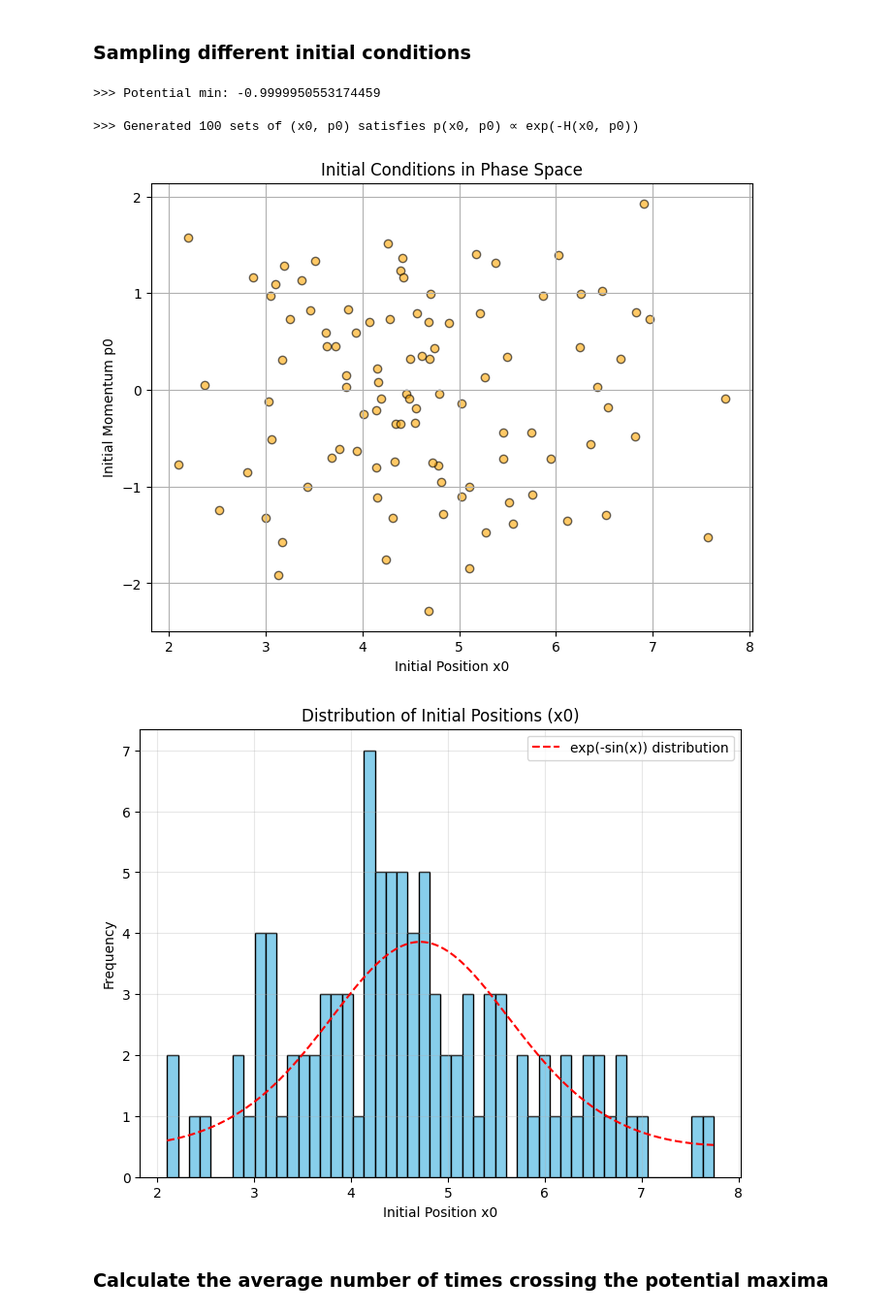
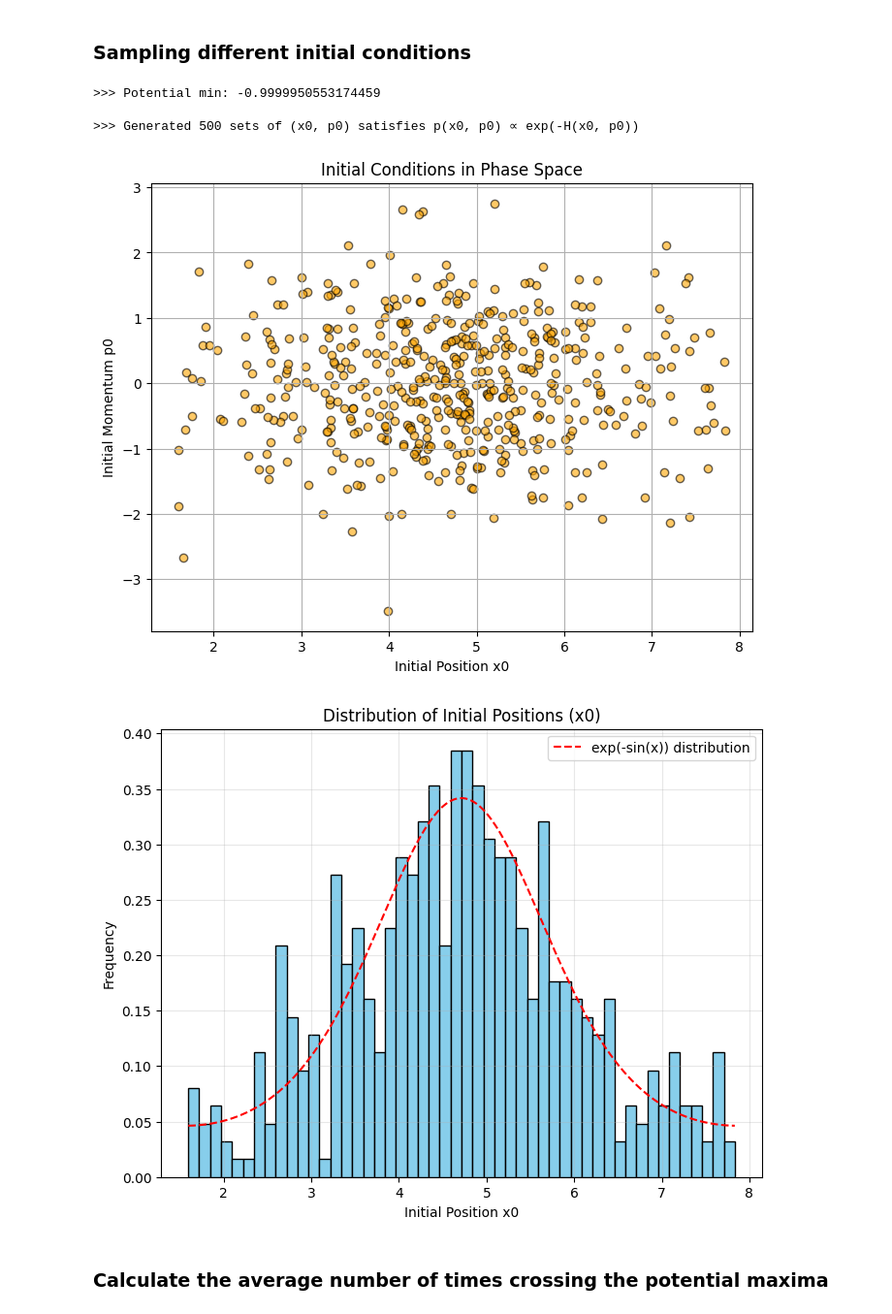
Before and after one commit to Greyyy-HJC/hmc_ft, a Jupyter notebook: sine.ipynb, the cells around one changed output. Shown at 97% size. Cells and saved outputs as stored; diff of their text form; code cells hidden in the pictures.

```diff
--- a/sine.ipynb
+++ b/sine.ipynb
@@ -136,41 +136,40 @@ def sample_initial_conditions(N, x_bounds=(- np.pi, np.pi), psigma=1):
 
     return samples
 # %%
-Nsamp = 100
+Nsamp = 500
 sampled_initial_conditions = sample_initial_conditions(N=Nsamp, x_bounds=(np.pi / 2, 5 * np.pi / 2), psigma=np.sqrt(m))
 
 print(f"\n>>> Generated {Nsamp} sets of (x0, p0) satisfies p(x0, p0) ∝ exp(-H(x0, p0))")
 
 # visualize the initial conditions in phase space
 x0_samples, p0_samples = zip(*sampled_initial_conditions)
 plt.figure(figsize=(8, 6))
 plt.scatter(x0_samples, p0_samples, color='orange', alpha=0.6, edgecolor='k')
 plt.title("Initial Conditions in Phase Space")
 plt.xlabel("Initial Position x0")
 plt.ylabel("Initial Momentum p0")
 plt.grid(True)
 plt.show()
 
 # Create a histogram of x0_samples
 plt.figure(figsize=(8, 6))
-plt.hist(x0_samples, bins=50, color='skyblue', edgecolor='black')
+plt.hist(x0_samples, bins=50, color='skyblue', edgecolor='black', density=True)
 # Add theoretical distribution line
 x_range = np.linspace(min(x0_samples), max(x0_samples), 1000)
 theoretical_dist = np.exp(- np.sin(x_range)) / 7.955  # Normalized Gaussian distribution
-plt.plot(x_range, theoretical_dist * len(x0_samples) * (max(x0_samples) - min(x0_samples)) / 50,
-         color='red', linestyle='--', label='exp(-sin(x)) distribution')
+plt.plot(x_range, theoretical_dist, color='red', linestyle='--', label='exp(-sin(x)) distribution')
 plt.title("Distribution of Initial Positions (x0)")
 plt.xlabel("Initial Position x0")
 plt.ylabel("Frequency")
 plt.legend()
 plt.grid(True, alpha=0.3)
 plt.show()
 # %% [output]
 >>> Potential min: -0.9999950553174459
 
->>> Generated 100 sets of (x0, p0) satisfies p(x0, p0) ∝ exp(-H(x0, p0))
+>>> Generated 500 sets of (x0, p0) satisfies p(x0, p0) ∝ exp(-H(x0, p0))
-[figure, old version]
+[figure, new version]
-[figure, old version]
+[figure, new version]
 # %% [markdown]
 ### Calculate the average number of times crossing the potential maxima
 # %%
```
Also changed, not shown: parts of 2 cells of this notebook, 2 other files.
